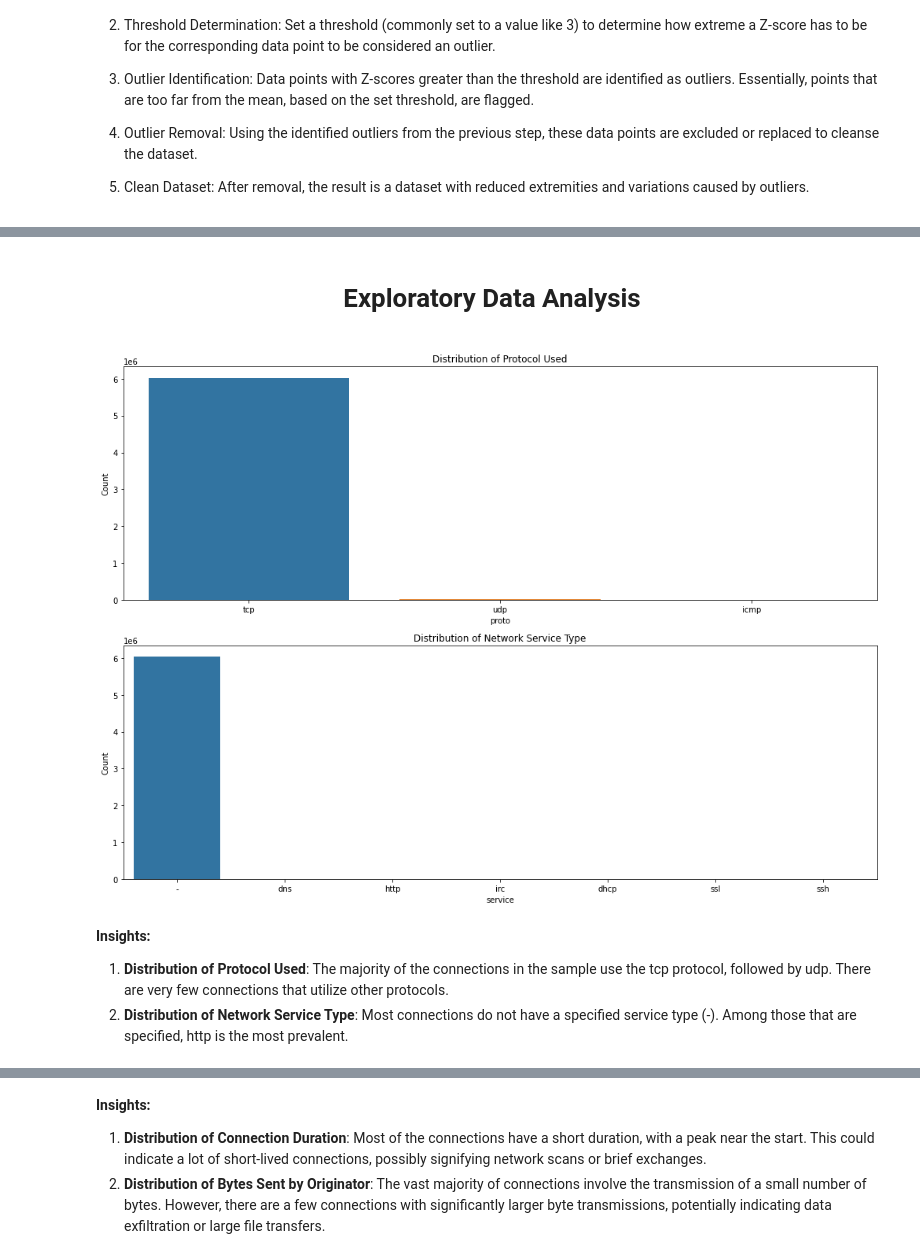
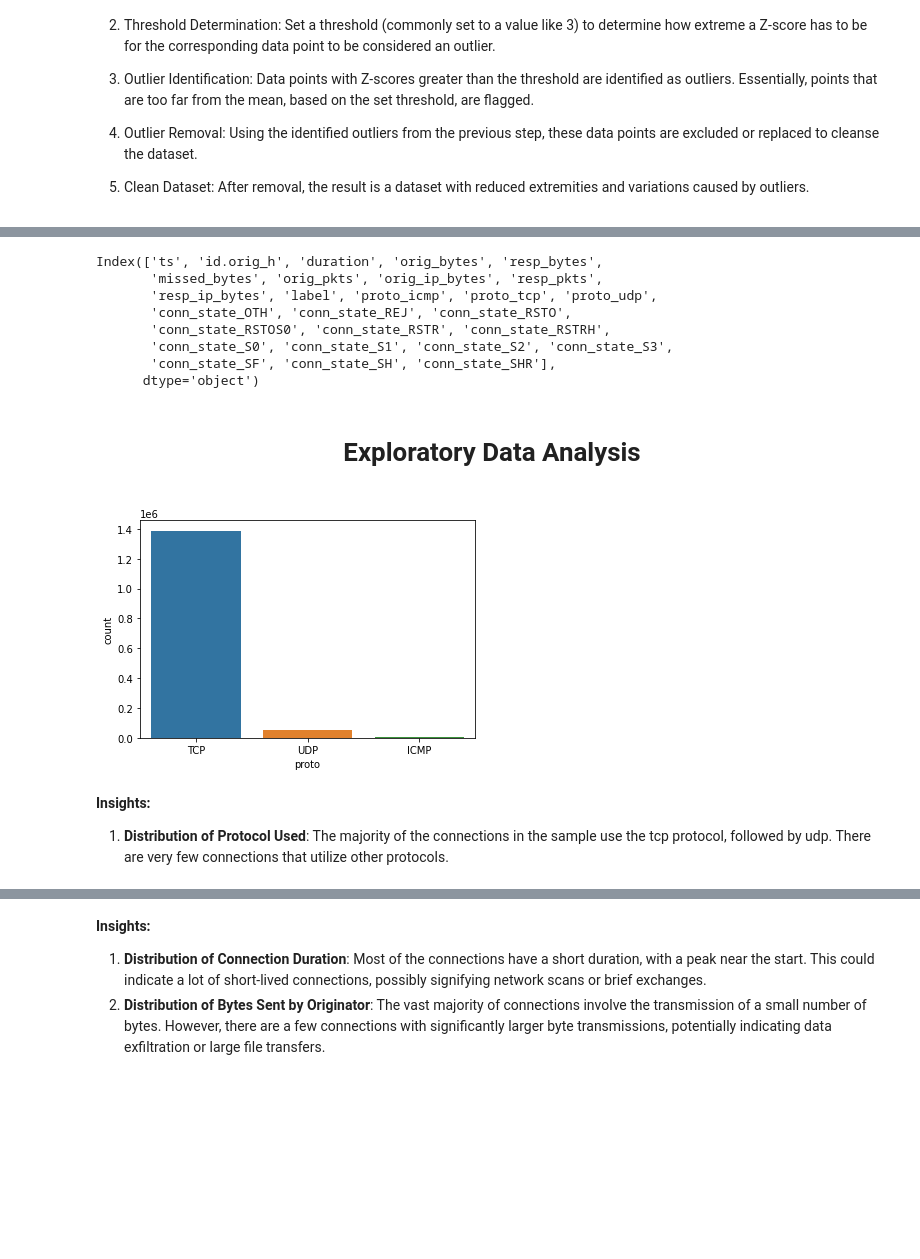
Before and after one commit to Chane2023/Malicious-Software-Prediction, a Jupyter notebook: notebooks/Malicious Software Prediction.ipynb, the cells around one changed output, grey strips where cells are left out. Saved outputs shown, nothing was run; the diff lists cells and outputs as text; code cells hidden in the pictures; blank space fills up the shorter version.

```diff
--- a/notebooks/Malicious Software Prediction.ipynb
+++ b/notebooks/Malicious Software Prediction.ipynb
@@ -26,4 +29,4 @@ import xgboost as xgb
 # Setting up the working directory
 os.chdir('..')
 # %%
-df = pd.read_csv(r'data/iot_23.csv', low_memory=False)
+df = pd.read_csv(r'data/iot23_combined.csv', low_memory=False)
@@ -138,7 +143,4 @@ label            0
 dtype: int64
-# %%
-# Convert Unix timestamp to datetime
-df['ts'] = pd.to_datetime(df['ts'], unit='s')
 # %%
 # Remove duplicate rows based on all columns
 df.drop_duplicates(inplace=True)
@@ -161,7 +163,7 @@ threshold = 3
 df_no_outliers = df.copy(deep = True)
 
 # Iterate through each numerical column
-for column in df.select_dtypes(include=np.number):
+for column in['orig_bytes','resp_bytes', 'orig_pkts','resp_pkts']:
     # Calculate the z-scores for the column
     z_scores = np.abs(stats.zscore(df_no_outliers[column]))
 
@@ -201,27 +203,40 @@ df.to_csv('data/iot_23_cleaned.csv',index = False)
+# %%
+df.columns
+# %% [output]
+Index(['ts', 'id.orig_h', 'duration', 'orig_bytes', 'resp_bytes',
+       'missed_bytes', 'orig_pkts', 'orig_ip_bytes', 'resp_pkts',
+       'resp_ip_bytes', 'label', 'proto_icmp', 'proto_tcp', 'proto_udp',
+       'conn_state_OTH', 'conn_state_REJ', 'conn_state_RSTO',
+       'conn_state_RSTOS0', 'conn_state_RSTR', 'conn_state_RSTRH',
+       'conn_state_S0', 'conn_state_S1', 'conn_state_S2', 'conn_state_S3',
+       'conn_state_SF', 'conn_state_SH', 'conn_state_SHR'],
+      dtype='object')
 # %% [markdown]
 <center><h1>Exploratory Data Analysis </center>
+# %%
+# Creating a proto column
+def proto(df):
+    if df['proto_icmp'] ==1:
+        return 'ICMP'
+    elif df['proto_tcp'] == 1:
+        return 'TCP'
+    else:
+        return 'UDP'
+
+
+proto_df = df.apply(proto,axis =1)
+proto_df = pd.DataFrame(proto_df, columns =['proto']).reset_index(drop = True)
 # %%
-# Set up the figure and axes
-fig, ax = plt.subplots(nrows=2, ncols=1, figsize=(14, 10))
+# Checking the distribution of the Protocols used
+sns.countplot(x ='proto', data = proto_df)
 
-# Distribution of proto (Protocol used)
-sns.countplot(data=df, x='proto', ax=ax[0])
-ax[0].set_title('Distribution of Protocol Used')
-ax[0].set_ylabel('Count')
-
-# Distribution of service (Network service type)
-sns.countplot(data=df, x='service', ax=ax[1])
-ax[1].set_title('Distribution of Network Service Type')
-ax[1].set_ylabel('Count')
-
-plt.tight_layout()
+# Show the plot
 plt.show()
 # %% [output]
-[figure, old version]
+[figure, new version]
 # %% [markdown]
 <b>Insights:
 1. **Distribution of Protocol Used**: The majority of the connections in the sample use the tcp protocol, followed by udp. There are very few connections that utilize other protocols.
-2. **Distribution of Network Service Type**: Most connections do not have a specified service type (-). Among those that are specified, http is the most prevalent.
 # %%
 # Filter out non-numeric values (like '-')
 iot_23_filtered = df[df['duration'] != '-']
```
Also changed, not shown: parts of 68 cells of this notebook.
